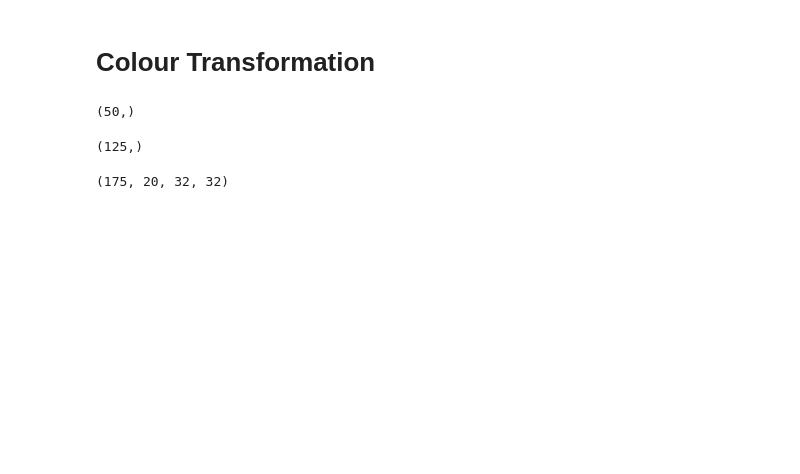
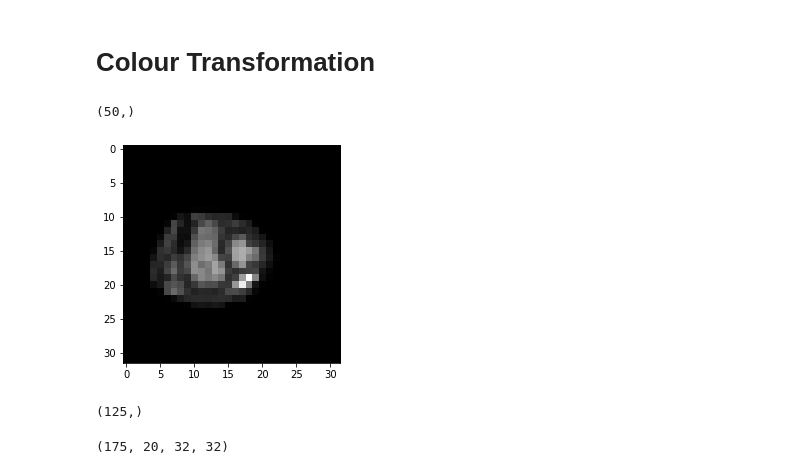
Before and after one commit to MattG-bci/Dissertation, a Jupyter notebook: src/Supplementary methods/SupplementaryMethods - SVC.ipynb, the cells around one changed output. Saved outputs shown, nothing was run; the diff lists cells and outputs as text; code cells hidden in the pictures; blank space fills up the shorter version.

```diff
--- a/src/Supplementary methods/SupplementaryMethods - SVC.ipynb
+++ b/src/Supplementary methods/SupplementaryMethods - SVC.ipynb
@@ -368,14 +409,11 @@ np.mean(aug_avg_ece), np.mean(aug_avg_log_loss), np.mean(aug_avg_acc)# calculati
 # Colour Transformation
 # %%
 x = x.astype(np.float32)
-# %%
-X_train, X_test, y_train, y_test = train_test_split(x, y, test_size=0.3)
 # %%
 transform_colors = A.Compose(
     [
         A.RandomGamma(gamma_limit=(20, 180), always_apply=False, p=0.7),
-        A.RandomContrast(limit=0.2, always_apply=False, p=0.6),
-        A.RandomBrightness(limit=0.2, always_apply=False, p=0.6)
+        A.ColorJitter(p=0.6, brightness=0.3, hue=0.25, saturation=0.3, contrast=0.2)
     ]
 )
 # %%
@@ -400,6 +438,13 @@ y_aug = y_aug.flatten()
 y_aug.shape
 # %% [output]
 (50,)
+# %%
+fig = plt.figure()
+plt.imshow(augmented_images[8][3], cmap="gray")
+plt.show()
+fig.savefig("Color transformed CMRI image.jpg", bbox_inches='tight')
+# %% [output]
+[figure, added]
 # %%
 y_train.reshape((y_train.shape[0], 1))
 y_train.shape
```
Also changed, not shown: parts of 80 cells of this notebook, 36 other files.
